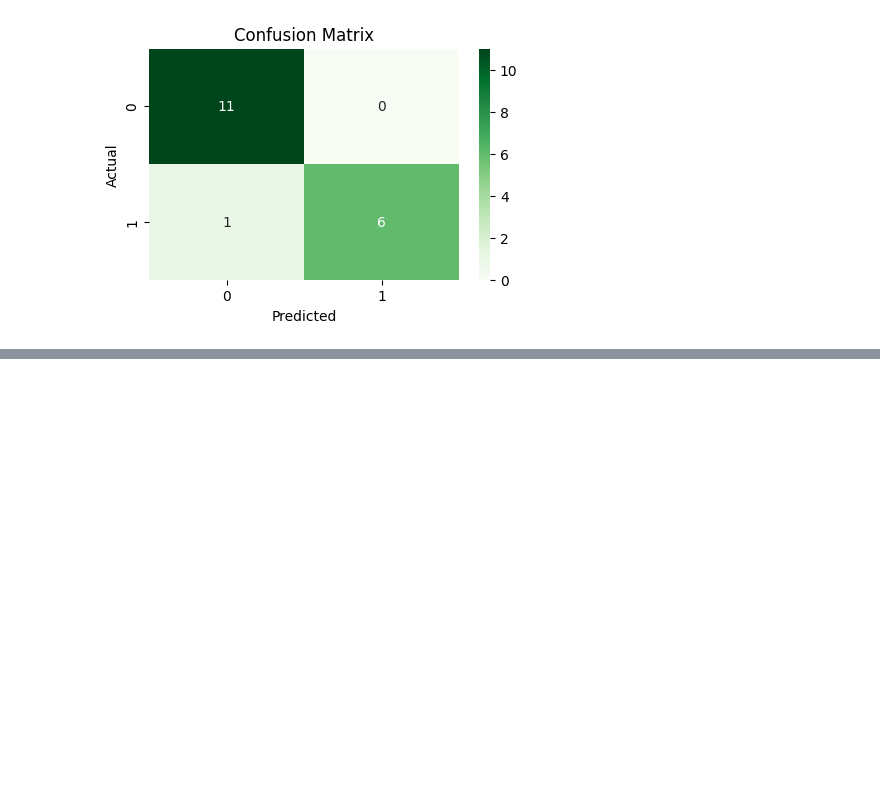
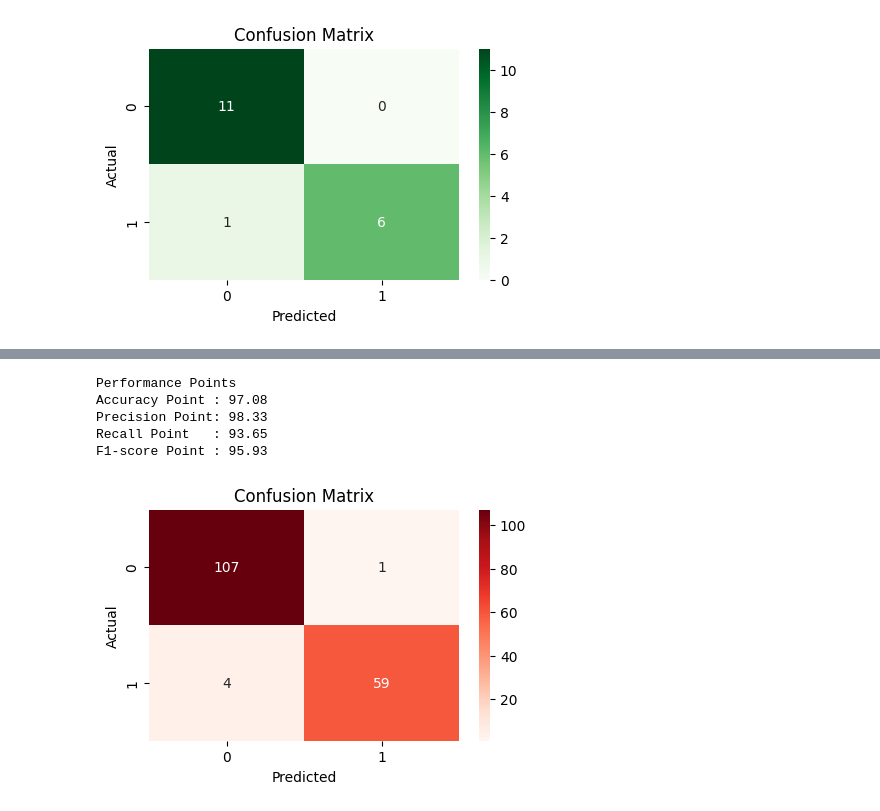
Before and after one commit to Stefina-11/pynotes, a Jupyter notebook: notebooks/basics/test_1.ipynb, the cells around one changed output, grey strips where cells are left out. Saved outputs shown, nothing was run; the diff lists cells and outputs as text; code cells hidden in the pictures; blank space fills up the shorter version.

```diff
--- a/notebooks/basics/test_1.ipynb
+++ b/notebooks/basics/test_1.ipynb
@@ -404,0 +483,41 @@ F1-score Point : 92.31
+# %%
+import pandas as pd
+from sklearn.model_selection import train_test_split
+from sklearn.ensemble import RandomForestClassifier
+from sklearn.metrics import accuracy_score, classification_report
+import seaborn as sns
+import matplotlib.pyplot as plt
+df = pd.read_csv("breast_cancer.csv")
+df.columns = df.columns.str.strip().str.upper().str.replace(" ", "_")
+df['DIAGNOSIS'] = df['DIAGNOSIS'].replace({'M': 1, 'B': 0})
+df = df.infer_objects(copy=False)
+df.dropna(inplace=True)
+X = df.drop(["DIAGNOSIS", "ID"], axis=1, errors='ignore')
+y = df["DIAGNOSIS"]
+X_train, X_test, y_train, y_test = train_test_split(X, y, test_size=0.3, random_state=42)
+model = RandomForestClassifier(n_estimators=100, random_state=42)
+model.fit(X_train, y_train)
+y_pred = model.predict(X_test)
+report = classification_report(y_test, y_pred, output_dict=True)
+acc = accuracy_score(y_test, y_pred)
+prec = report['1']['precision']
+rec = report['1']['recall']
+f1 = report['1']['f1-score']
+print("Performance Points")
+print(f"Accuracy Point : {acc*100:.2f}")
+print(f"Precision Point: {prec*100:.2f}")
+print(f"Recall Point   : {rec*100:.2f}")
+print(f"F1-score Point : {f1*100:.2f}")
+plt.figure(figsize=(5, 3))
+sns.heatmap(pd.crosstab(y_test, y_pred), annot=True, fmt="d", cmap="Reds")
+plt.xlabel("Predicted")
+plt.ylabel("Actual")
+plt.title("Confusion Matrix")
+plt.show()
+# %% [output]
+Performance Points
+Accuracy Point : 97.08
+Precision Point: 98.33
+Recall Point   : 93.65
+F1-score Point : 95.93
+[figure, added]
```
Also changed, not shown: parts of 2 cells of this notebook, 3 other files.
